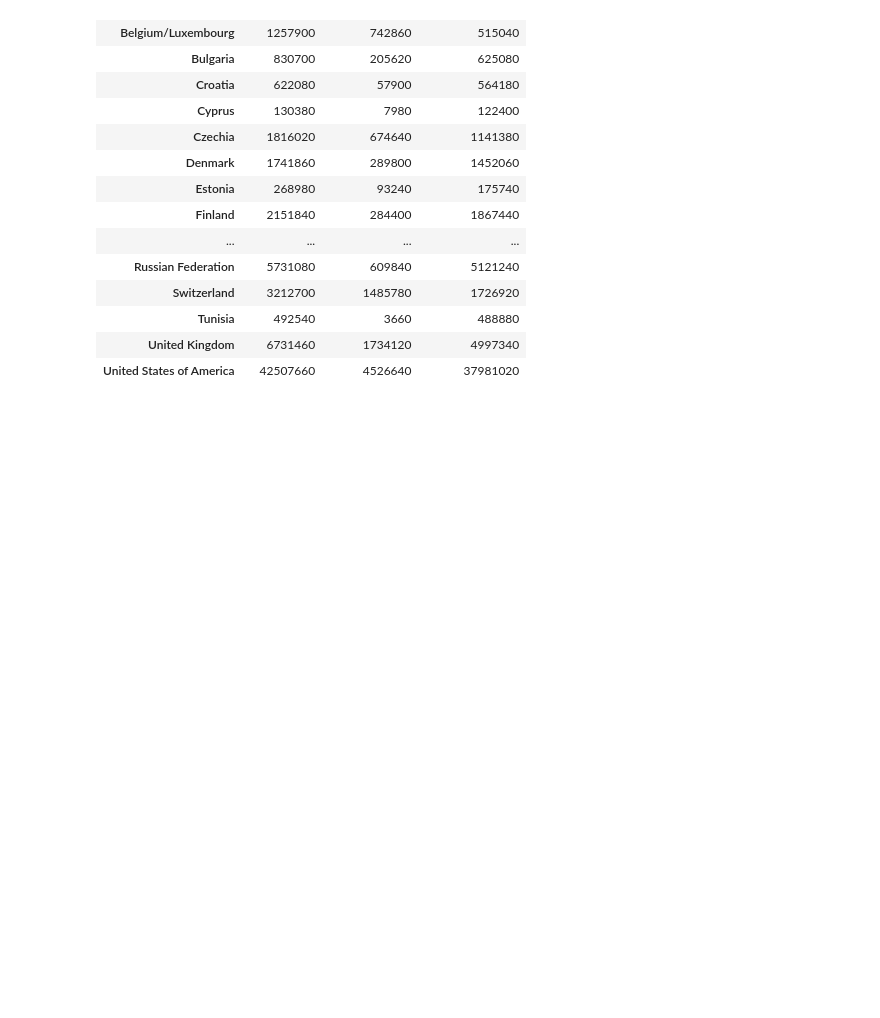
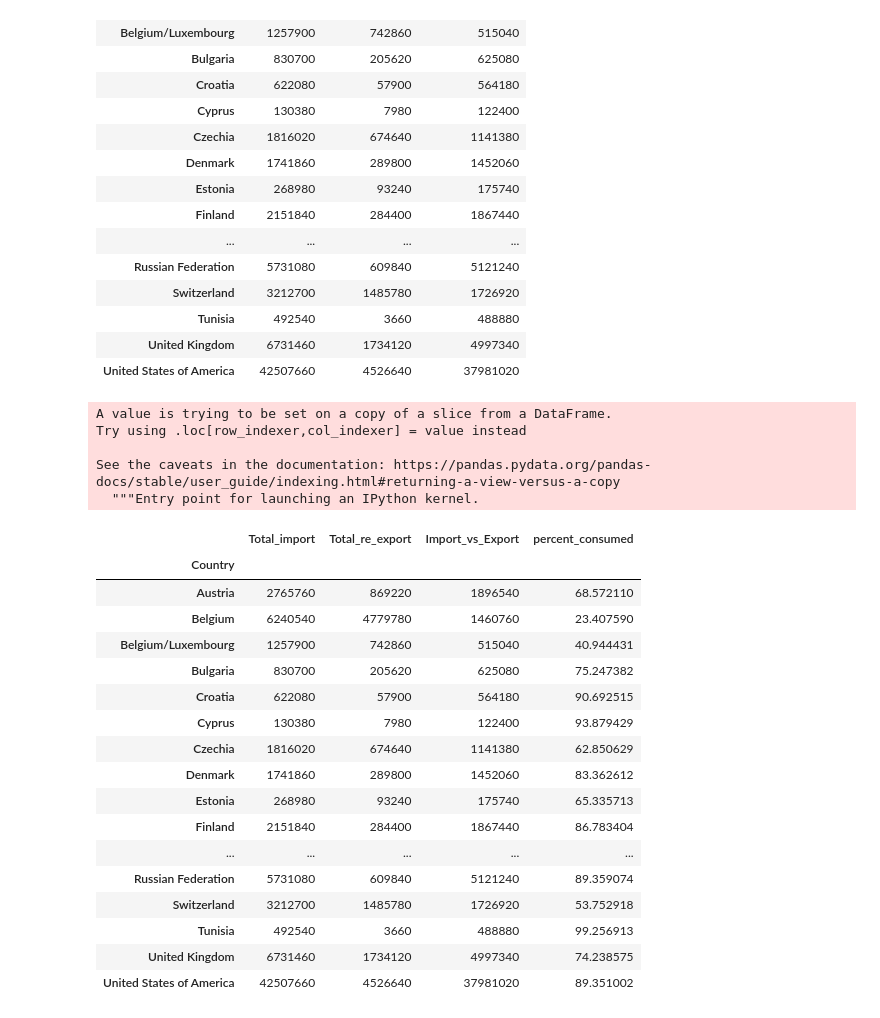
Before and after one commit to GILEV0/ETL_Project2, a Jupyter notebook: ETL_consumption_vs_export.ipynb, the cells around one changed output. Drawn from its saved outputs; the diff is of its cells as text; code cells hidden in the pictures; blank space fills up the shorter version.

```diff
--- a/ETL_consumption_vs_export.ipynb
+++ b/ETL_consumption_vs_export.ipynb
@@ -94,3 +94,30 @@ See the caveats in the documentation: https://pandas.pydata.org/pandas-docs/stab
 | Tunisia | 492540 | 3660 | 488880 |
 | United Kingdom | 6731460 | 1734120 | 4997340 |
 | United States of America | 42507660 | 4526640 | 37981020 |
+# %%
+coffee_df['percent_consumed'] = (coffee_df['Import_vs_Export'] / coffee_df['Total_import']) * 100
+coffee_df.set_index("Country")
+# %% [output]
+A value is trying to be set on a copy of a slice from a DataFrame.
+Try using .loc[row_indexer,col_indexer] = value instead
+
+See the caveats in the documentation: https://pandas.pydata.org/pandas-docs/stable/user_guide/indexing.html#returning-a-view-versus-a-copy
+  """Entry point for launching an IPython kernel.
+|  | Total_import | Total_re_export | Import_vs_Export | percent_consumed |
+| Country |  |  |  |  |
+| Austria | 2765760 | 869220 | 1896540 | 68.572110 |
+| Belgium | 6240540 | 4779780 | 1460760 | 23.407590 |
+| Belgium/Luxembourg | 1257900 | 742860 | 515040 | 40.944431 |
+| Bulgaria | 830700 | 205620 | 625080 | 75.247382 |
+| Croatia | 622080 | 57900 | 564180 | 90.692515 |
+| Cyprus | 130380 | 7980 | 122400 | 93.879429 |
+| Czechia | 1816020 | 674640 | 1141380 | 62.850629 |
+| Denmark | 1741860 | 289800 | 1452060 | 83.362612 |
+| Estonia | 268980 | 93240 | 175740 | 65.335713 |
+| Finland | 2151840 | 284400 | 1867440 | 86.783404 |
+| ... | ... | ... | ... | ... |
+| Russian Federation | 5731080 | 609840 | 5121240 | 89.359074 |
+| Switzerland | 3212700 | 1485780 | 1726920 | 53.752918 |
+| Tunisia | 492540 | 3660 | 488880 | 99.256913 |
+| United Kingdom | 6731460 | 1734120 | 4997340 | 74.238575 |
+| United States of America | 42507660 | 4526640 | 37981020 | 89.351002 |
```
Also changed, not shown: parts of 2 cells of this notebook, 1 other file.
